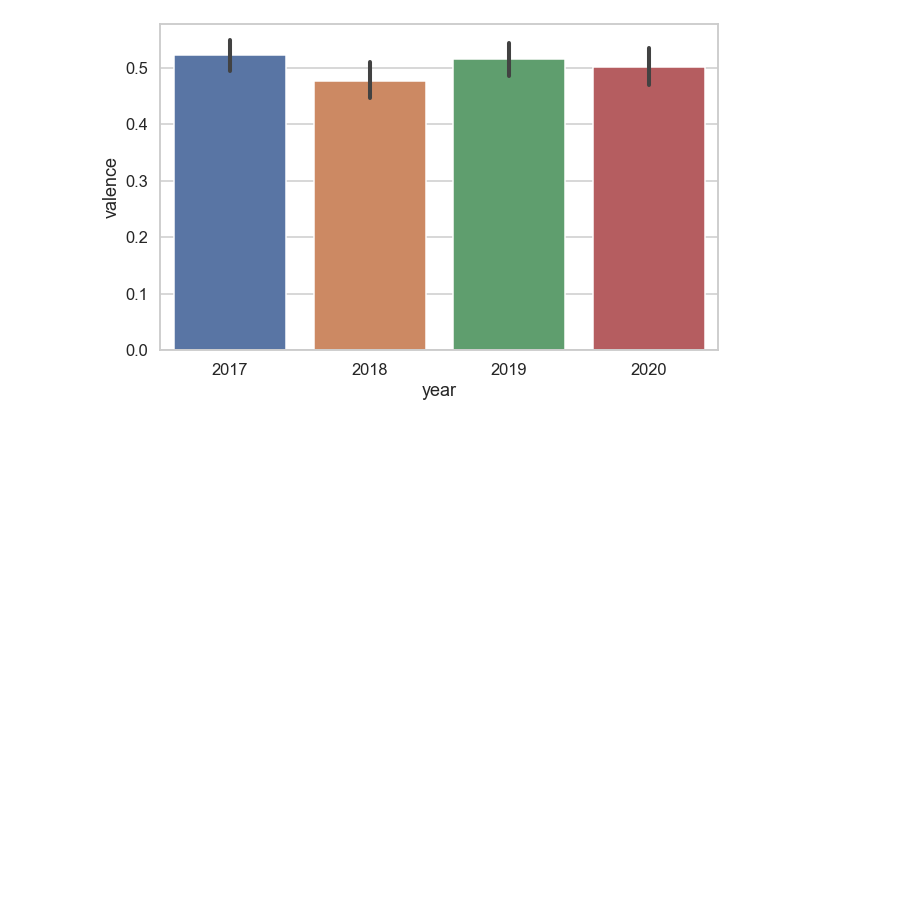
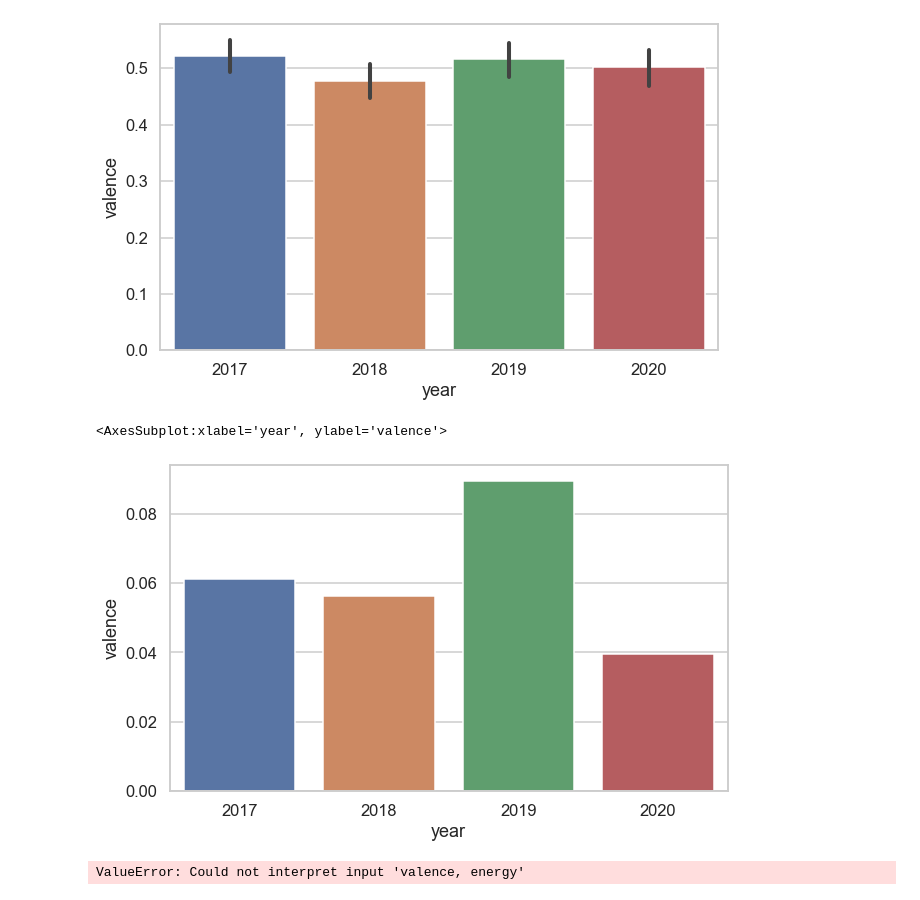
Before and after one commit to mattiasu96/Data-and-Results-Visualization-Project, a Jupyter notebook: Data exploration.ipynb, the cells around one changed output. Cells and saved outputs as stored; diff of their text form; code cells hidden in the pictures; blank space fills up the shorter version.

```diff
--- a/Data exploration.ipynb
+++ b/Data exploration.ipynb
@@ -130,3 +102,16 @@ sns.barplot(x ='year', y = 'valence', data=df_complete, ci=95)
 # %% [output]
 <AxesSubplot:xlabel='year', ylabel='valence'>
 [figure]
+# %%
+from numpy import median
+from numpy import max
+from numpy import min
+
+sns.barplot(x ='year', y = 'valence', data=df_complete, estimator=min, ci=None)
+# %% [output]
+<AxesSubplot:xlabel='year', ylabel='valence'>
+[figure, added]
+# %%
+sns.barplot(x ='year', y = 'valence, energy', data=df_complete, ci=95)
+# %% [output]
+ValueError: Could not interpret input 'valence, energy'
```
Also changed, not shown: parts of 5 cells of this notebook.
